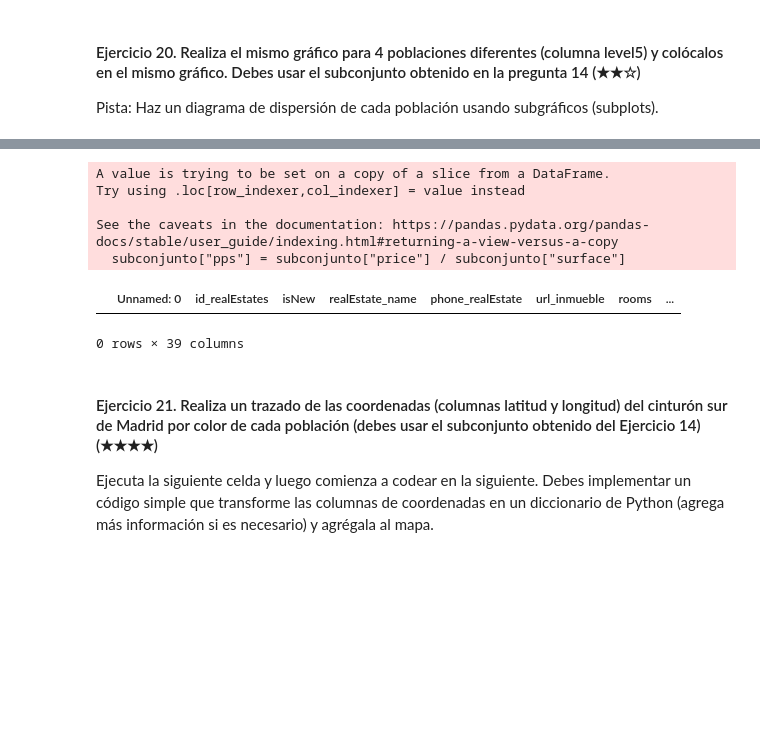
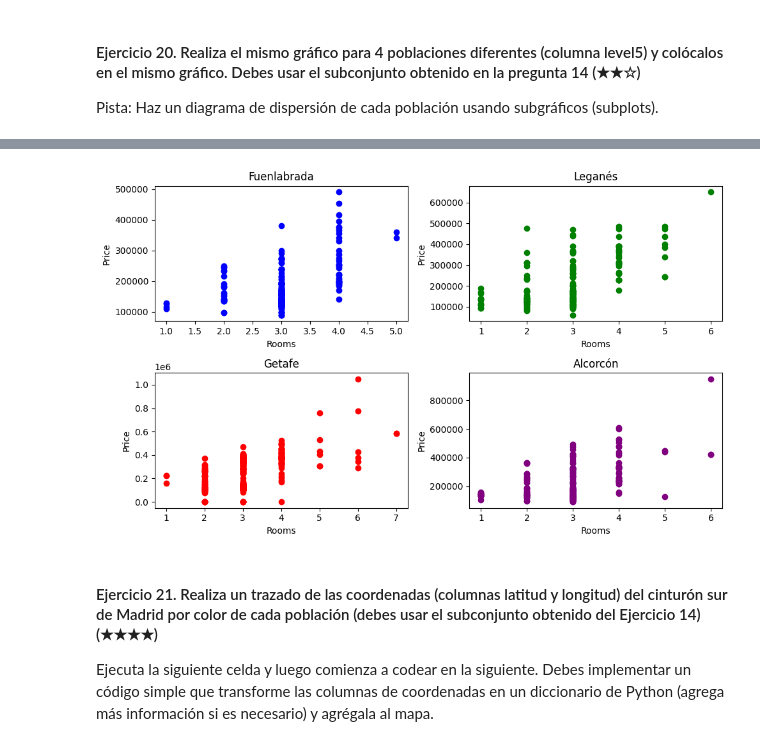
Before and after one commit to IrVallejo/realestate-datacleanup-exercise, a Jupyter notebook: project.es.ipynb, the cells around one changed output, grey strips where cells are left out. Drawn from its saved outputs; the diff is of its cells as text; code cells hidden in the pictures; blank space fills up the shorter version.

```diff
--- a/project.es.ipynb
+++ b/project.es.ipynb
@@ -424,15 +438,43 @@ Pista: Haz un diagrama de dispersión de cada población usando subgráficos (su
 # %%
 # TODO
-fig, ax = plt.subplots()
-fig, ax = plt.subplots(2,2)
+fig, axs = plt.subplots(2, 2,  figsize= (10, 6))
+# Filtramos los datos por cada población
+fuenlabrada = subconjunto[subconjunto['level5'] == 'Fuenlabrada']
+leganes = subconjunto[subconjunto['level5'] == 'Leganés']
+getafe = subconjunto[subconjunto['level5'] == 'Getafe']
+alcorcon = subconjunto[subconjunto['level5'] == 'Alcorcón']
+
+# Fuenlabrada
+axs[0, 0].scatter(fuenlabrada['rooms'], fuenlabrada['price'], color='blue')
+axs[0, 0].set_title('Fuenlabrada')
+axs[0, 0].set_xlabel('Rooms')
+axs[0, 0].set_ylabel('Price')
+
+# Leganés
+axs[0, 1].scatter(leganes['rooms'], leganes['price'], color='green')
+axs[0, 1].set_title('Leganés')
+axs[0, 1].set_xlabel('Rooms')
+axs[0, 1].set_ylabel('Price')
+
+# Getafe
+axs[1, 0].scatter(getafe['rooms'], getafe['price'], color='red')
+axs[1, 0].set_title('Getafe')
+axs[1, 0].set_xlabel('Rooms')
+axs[1, 0].set_ylabel('Price')
+
+# Alcorcón
+axs[1, 1].scatter(alcorcon['rooms'], alcorcon['price'], color='purple')
+axs[1, 1].set_title('Alcorcón')
+axs[1, 1].set_xlabel('Rooms')
+axs[1, 1].set_ylabel('Price')
+
+# Ajustamos los espacios entre los subgráficos
+plt.tight_layout()
+
+# Mostramos el gráfico
+plt.show()
 # %% [output]
-A value is trying to be set on a copy of a slice from a DataFrame.
-Try using .loc[row_indexer,col_indexer] = value instead
-
-See the caveats in the documentation: https://pandas.pydata.org/pandas-docs/stable/user_guide/indexing.html#returning-a-view-versus-a-copy
-  subconjunto["pps"] = subconjunto["price"] / subconjunto["surface"]
-|  | Unnamed: 0 | id_realEstates | isNew | realEstate_name | phone_realEstate | url_inmueble | rooms | ... |
-0 rows × 39 columns
+[figure, added]
 # %% [markdown]
 #### Ejercicio 21. Realiza un trazado de las coordenadas (columnas latitud y longitud) del cinturón sur de Madrid por color de cada población (debes usar el subconjunto obtenido del Ejercicio 14) (★★★★)
 
```
Also changed, not shown: parts of 3 cells of this notebook.
